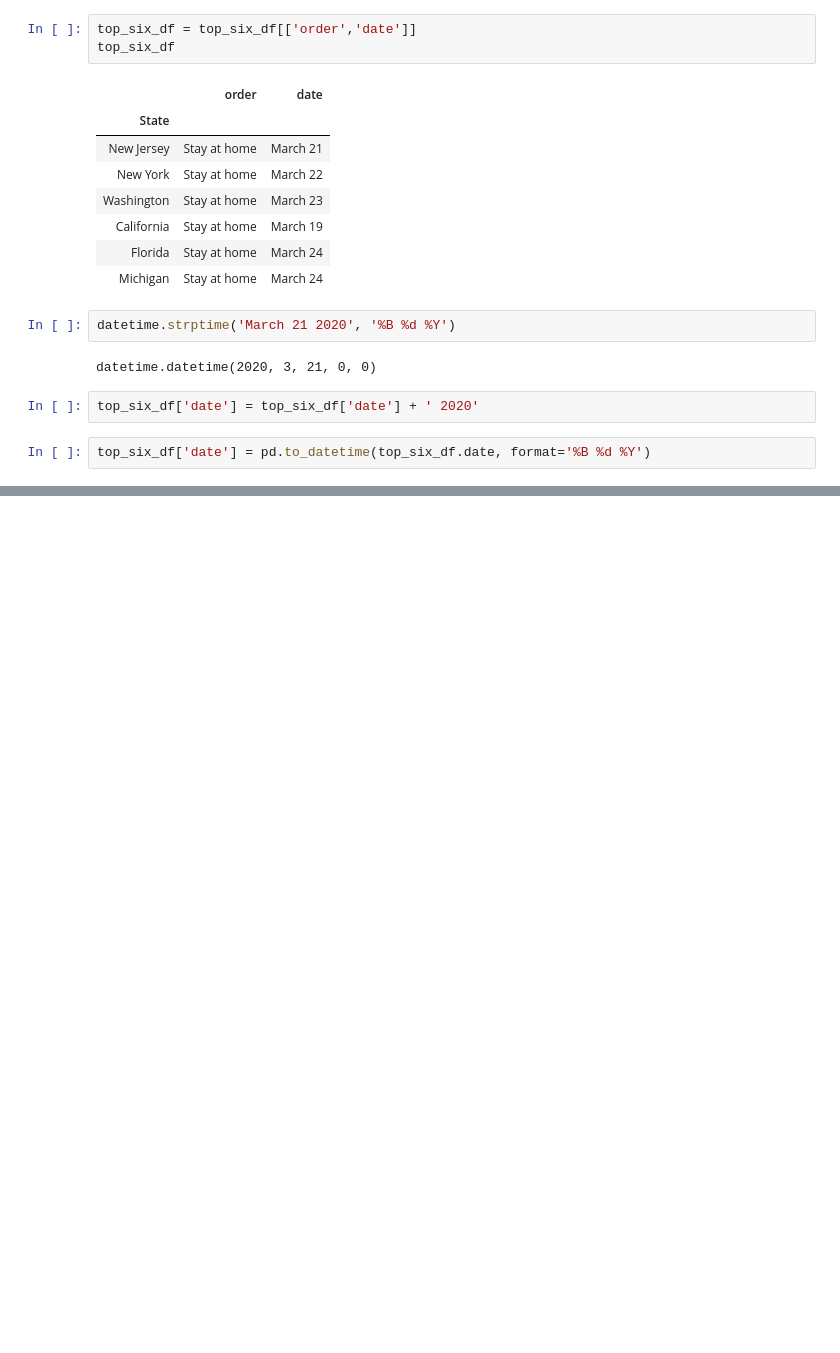
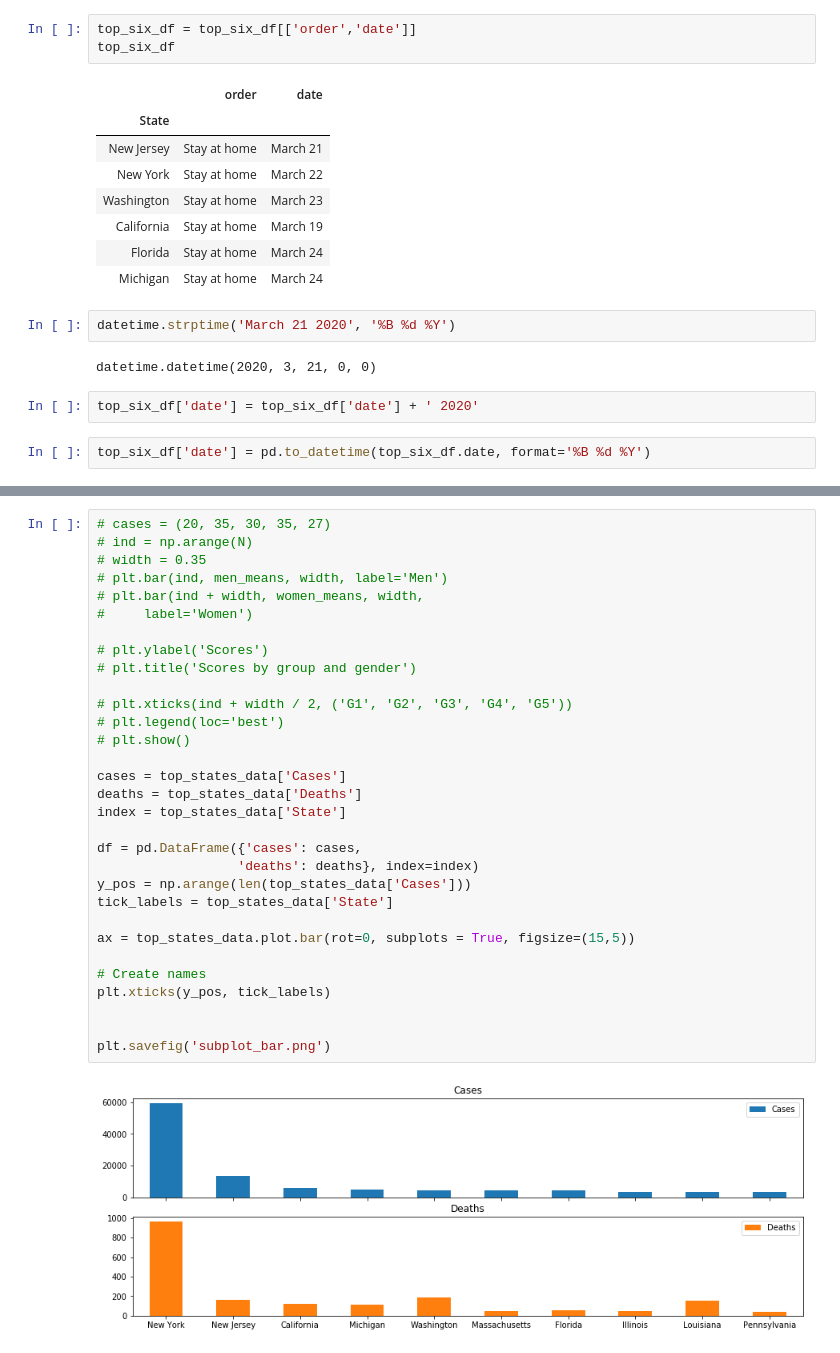
Before and after one commit to positivelyalli/COVID19_ETL_Project, a Jupyter notebook: state_measures.ipynb, the cells around one changed output, grey strips where cells are left out. Saved outputs shown, nothing was run; the diff lists cells and outputs as text; blank space fills up the shorter version.

```diff
--- a/state_measures.ipynb
+++ b/state_measures.ipynb
@@ -243,0 +327,33 @@ top_six_df.to_csv()
+# %%
+# cases = (20, 35, 30, 35, 27)
+# ind = np.arange(N)
+# width = 0.35
+# plt.bar(ind, men_means, width, label='Men')
+# plt.bar(ind + width, women_means, width,
+#     label='Women')
+
+# plt.ylabel('Scores')
+# plt.title('Scores by group and gender')
+
+# plt.xticks(ind + width / 2, ('G1', 'G2', 'G3', 'G4', 'G5'))
+# plt.legend(loc='best')
+# plt.show()
+
+cases = top_states_data['Cases']
+deaths = top_states_data['Deaths']
+index = top_states_data['State']
+
+df = pd.DataFrame({'cases': cases,
+                  'deaths': deaths}, index=index)
+y_pos = np.arange(len(top_states_data['Cases']))
+tick_labels = top_states_data['State']
+
+ax = top_states_data.plot.bar(rot=0, subplots = True, figsize=(15,5))
+
+# Create names
+plt.xticks(y_pos, tick_labels)
+
+
+plt.savefig('subplot_bar.png')
+# %% [output]
+[figure, added]
```
Also changed, not shown: parts of 11 cells of this notebook, 3 other files.
